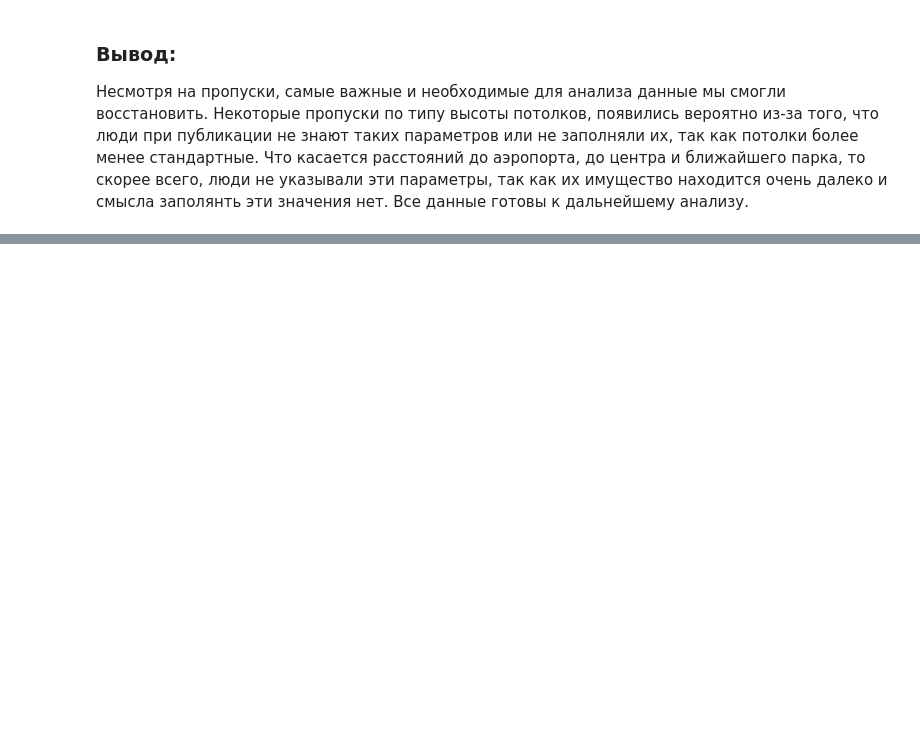
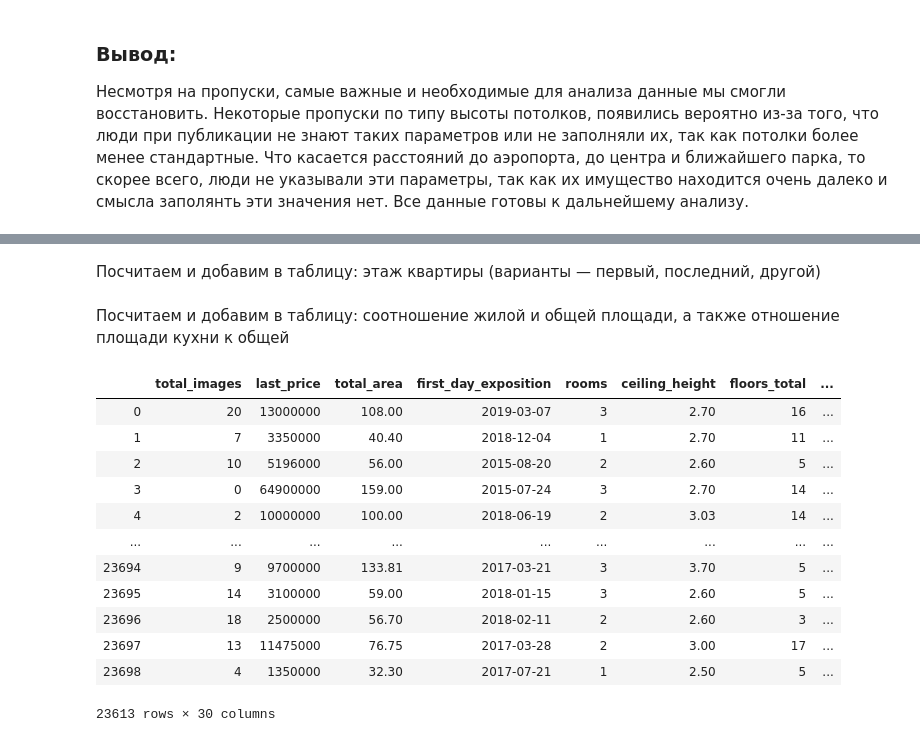
Before and after one commit to ViacheslavPogorelyy/YaP, a Jupyter notebook: part_number_two/project_2.ipynb, the cells around one changed output, grey strips where cells are left out. Saved outputs shown, nothing was run; the diff lists cells and outputs as text; code cells hidden in the pictures; blank space fills up the shorter version.

```diff
--- a/part_number_two/project_2.ipynb
+++ b/part_number_two/project_2.ipynb
@@ -319,0 +325,2 @@ df['first_day_exposition'] = pd.to_datetime(df['first_day_exposition'])
+# %%
+df['price_of_metr'] = (df['last_price'] / df['total_area']).astype(int)
@@ -319,0 +329,36 @@ df['first_day_exposition'] = pd.to_datetime(df['first_day_exposition'])
+# %%
+df['day_exp'] = df['first_day_exposition'].dt.weekday
+df['month_exp'] = df['first_day_exposition'].dt.month
+df['year_exp'] = df['first_day_exposition'].dt.year
+# %% [markdown]
+Посчитаем и добавим в таблицу: этаж квартиры (варианты — первый, последний, другой)
+# %%
+def floor_category(row):
+    if row[8] == 1:
+        return 'первый'
+    if row[8] == row[6]:
+        return 'последний'
+    return 'другой'
+
+df['floor_category'] = df.apply(floor_category, axis = 1)
+# %% [markdown]
+Посчитаем и добавим в таблицу: соотношение жилой и общей площади, а также отношение площади кухни к общей
+# %%
+df['living_to_total'] = round(df['living_area'] / df['total_area'], 2)
+df['kitchen_to_total'] = round(df['kitchen_area'] / df['total_area'], 2)
+# %%
+df
+# %% [output]
+|  | total_images | last_price | total_area | first_day_exposition | rooms | ceiling_height | floors_total | ... |
+| 0 | 20 | 13000000 | 108.00 | 2019-03-07 | 3 | 2.70 | 16 | ... |
+| 1 | 7 | 3350000 | 40.40 | 2018-12-04 | 1 | 2.70 | 11 | ... |
+| 2 | 10 | 5196000 | 56.00 | 2015-08-20 | 2 | 2.60 | 5 | ... |
+| 3 | 0 | 64900000 | 159.00 | 2015-07-24 | 3 | 2.70 | 14 | ... |
+| 4 | 2 | 10000000 | 100.00 | 2018-06-19 | 2 | 3.03 | 14 | ... |
+| ... | ... | ... | ... | ... | ... | ... | ... | ... |
+| 23694 | 9 | 9700000 | 133.81 | 2017-03-21 | 3 | 3.70 | 5 | ... |
+| 23695 | 14 | 3100000 | 59.00 | 2018-01-15 | 3 | 2.60 | 5 | ... |
+| 23696 | 18 | 2500000 | 56.70 | 2018-02-11 | 2 | 2.60 | 3 | ... |
+| 23697 | 13 | 11475000 | 76.75 | 2017-03-28 | 2 | 3.00 | 17 | ... |
+| 23698 | 4 | 1350000 | 32.30 | 2017-07-21 | 1 | 2.50 | 5 | ... |
+23613 rows × 30 columns
```
Also changed, not shown: parts of 5 cells of this notebook.
